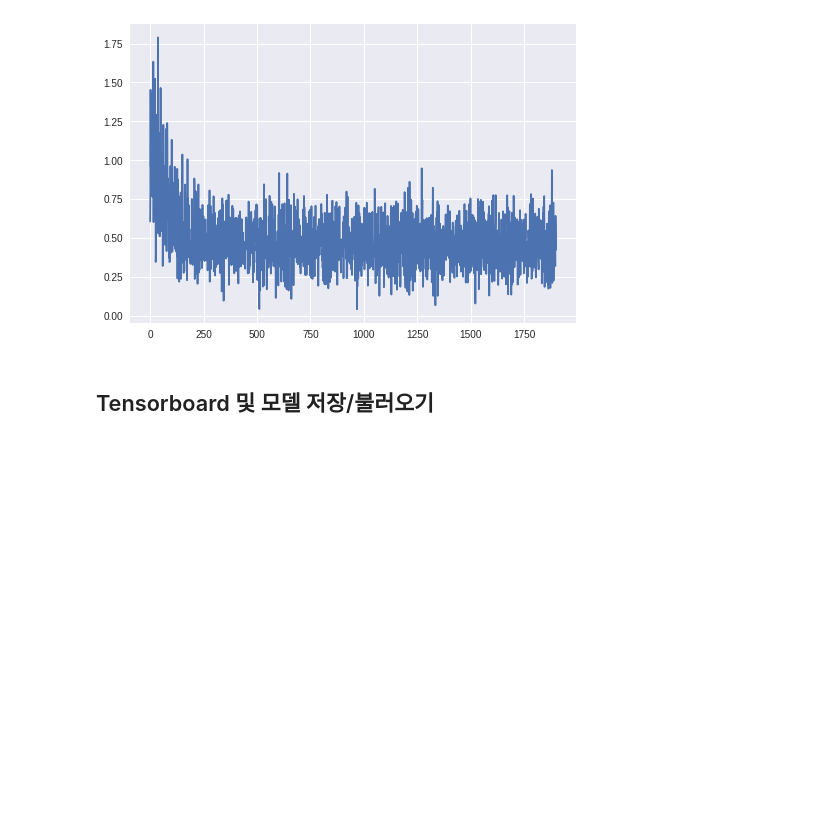
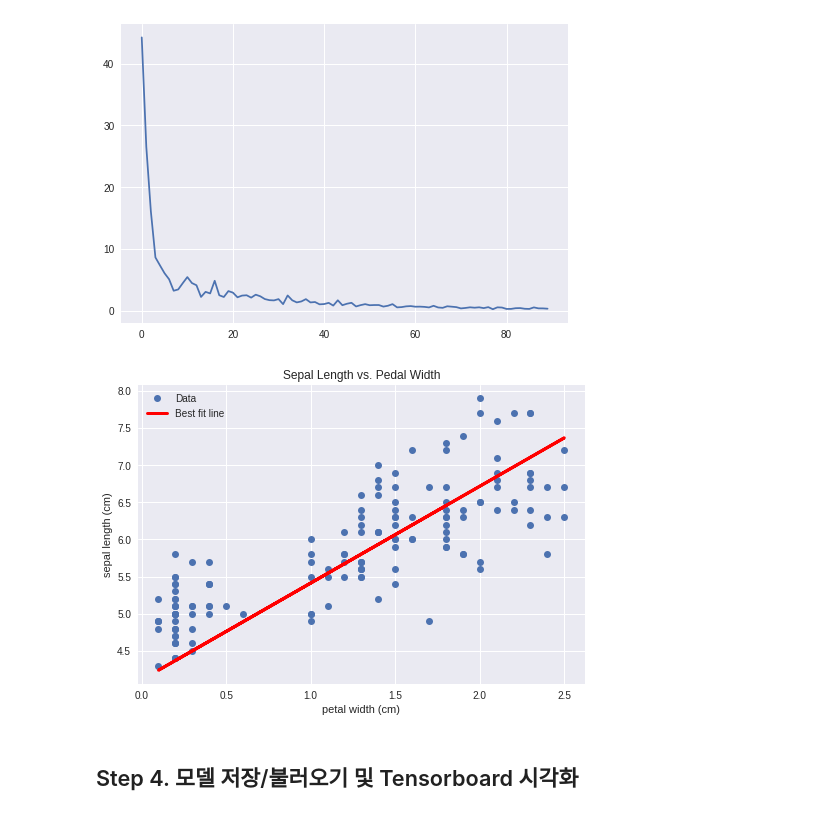
Before and after one commit to ku-milab/Neuroimage-Analysis-Tutorial, a Jupyter notebook: 1. 텐서플로우 기초 강의 및 실습/Tensorflow Basics.ipynb, the cells around one changed output. Cells and saved outputs as stored; diff of their text form; code cells hidden in the pictures; blank space fills up the shorter version.

```diff
--- a/1. 텐서플로우 기초 강의 및 실습/Tensorflow Basics.ipynb
+++ b/1. 텐서플로우 기초 강의 및 실습/Tensorflow Basics.ipynb
@@ -27,7 +26,7 @@ plt.show()
 # %%
 # 학습 파라미터 정의
 
-learning_rate = 0.0001
-batch_size = 8
-epoch = 100
+learning_rate = 0.05
+batch_size = 25
+epoch = 15
 # %% [markdown]
@@ -55,7 +67 @@ y_prediction = tf.add(y_prediction, bias)
-# %%
-# 세션 정의
-sess = tf.Session()
-
-# Variable 초기화 (weight, bias)
-sess.run(tf.global_variables_initializer())
 # %% [markdown]
@@ -105,11 +103,27 @@ for current_epoch in range(epoch):
-# %%
-# Loss 그래프 시각화
-plt.plot(loss_log)
-plt.show()
-# %% [output]
-[figure, removed]
+# %%
+# Loss 그래프 시각화
+plt.plot(loss_log)
+plt.show()
+
+# 데이터 시각화
+W = sess.run(weight)
+b = sess.run(bias)
+
+best_fit = np.squeeze([W*x+b for x in x_val])
+
+
+plt.plot( x_val, y_val, 'o', label='Data' )
+plt.plot(x_val, best_fit, 'r-', label='Best fit line', linewidth=3 )
+plt.legend( loc='upper left' )
+plt.title( 'Sepal Length vs. Pedal Width' )
+plt.xlabel( x_name )
+plt.ylabel(y_name)
+plt.show()
+# %% [output]
+[figure, added]
+[figure, added]
 # %% [markdown]
-## Tensorboard 및 모델 저장/불러오기
+## Step 4. 모델 저장/불러오기 및 Tensorboard 시각화
 # %%
 model_path = "./model/"
 summary_path = "./log/"
```
Also changed, not shown: parts of 12 cells of this notebook, 5 other files.
